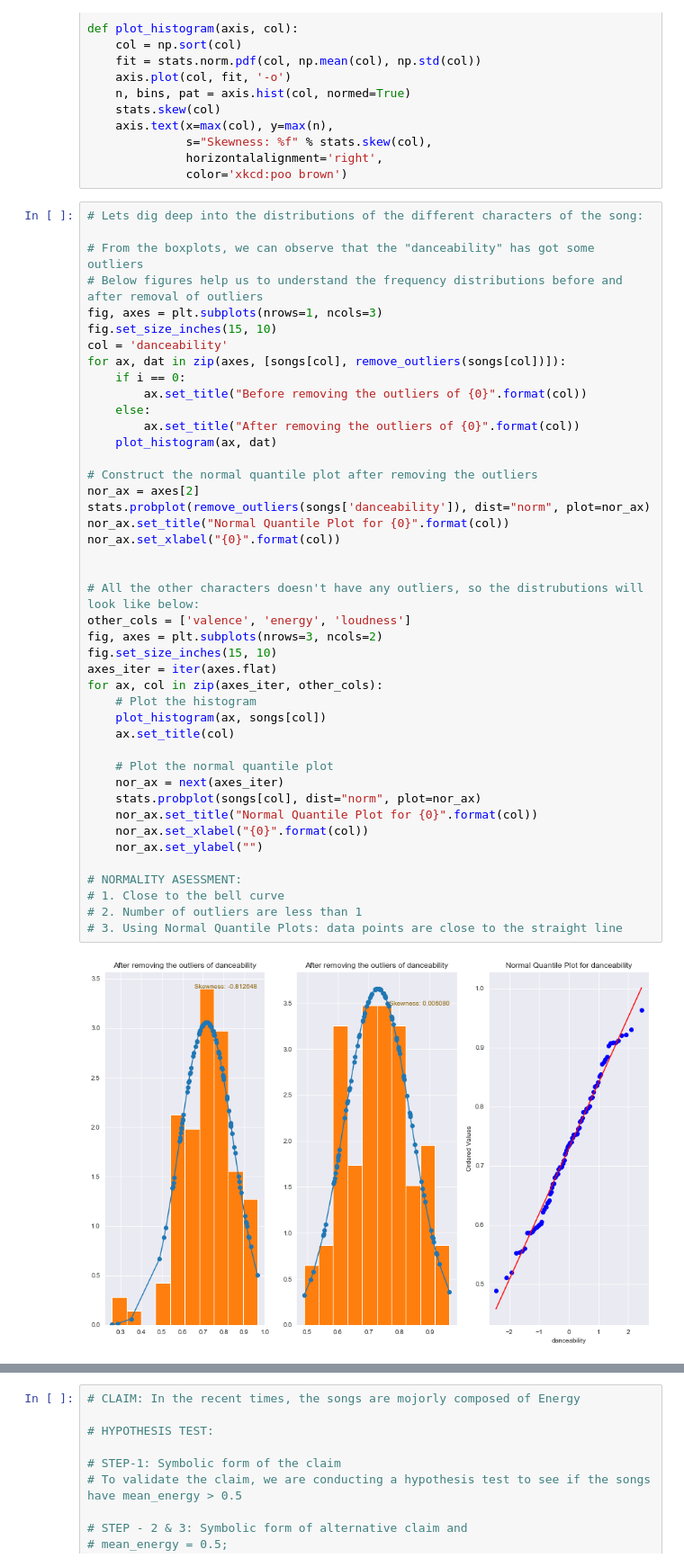
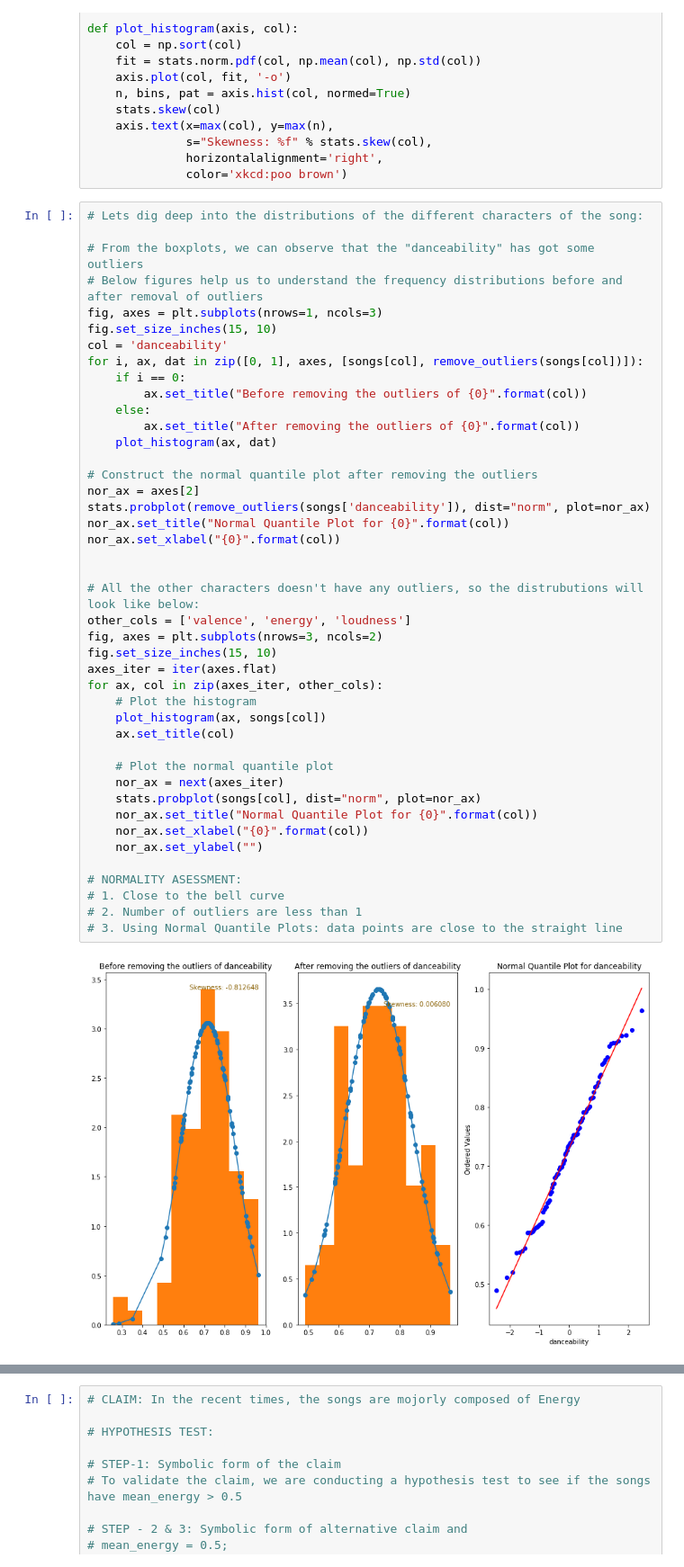
Before and after one commit to vineethsuhas/psuStatProject, a Jupyter notebook: kaggle_spotify.ipynb, the cells around one changed output, grey strips where cells are left out. Shown at 90% size. Drawn from its saved outputs; the diff is of its cells as text.

```diff
--- a/kaggle_spotify.ipynb
+++ b/kaggle_spotify.ipynb
@@ -164,7 +177,7 @@ def plot_histogram(axis, col):
 fig, axes = plt.subplots(nrows=1, ncols=3)
 fig.set_size_inches(15, 10)
 col = 'danceability'
-for ax, dat in zip(axes, [songs[col], remove_outliers(songs[col])]):
+for i, ax, dat in zip([0, 1], axes, [songs[col], remove_outliers(songs[col])]):
     if i == 0:
         ax.set_title("Before removing the outliers of {0}".format(col))
     else:
@@ -173,31 +186,31 @@ for ax, dat in zip(axes, [songs[col], remove_outliers(songs[col])]):
 
 # Construct the normal quantile plot after removing the outliers
 nor_ax = axes[2]
 stats.probplot(remove_outliers(songs['danceability']), dist="norm", plot=nor_ax)
 nor_ax.set_title("Normal Quantile Plot for {0}".format(col))
 nor_ax.set_xlabel("{0}".format(col))
 
 
 # All the other characters doesn't have any outliers, so the distrubutions will look like below:
 other_cols = ['valence', 'energy', 'loudness']
 fig, axes = plt.subplots(nrows=3, ncols=2)
 fig.set_size_inches(15, 10)
 axes_iter = iter(axes.flat)
 for ax, col in zip(axes_iter, other_cols):
     # Plot the histogram
     plot_histogram(ax, songs[col])
     ax.set_title(col)
 
     # Plot the normal quantile plot
     nor_ax = next(axes_iter)
     stats.probplot(songs[col], dist="norm", plot=nor_ax)
     nor_ax.set_title("Normal Quantile Plot for {0}".format(col))
     nor_ax.set_xlabel("{0}".format(col))
     nor_ax.set_ylabel("")
 
 # NORMALITY ASESSMENT:
 # 1. Close to the bell curve
 # 2. Number of outliers are less than 1
 # 3. Using Normal Quantile Plots: data points are close to the straight line
 # %% [output]
-[figure, old version]
+[figure, new version]
```
Also changed, not shown: parts of 2 cells of this notebook.
